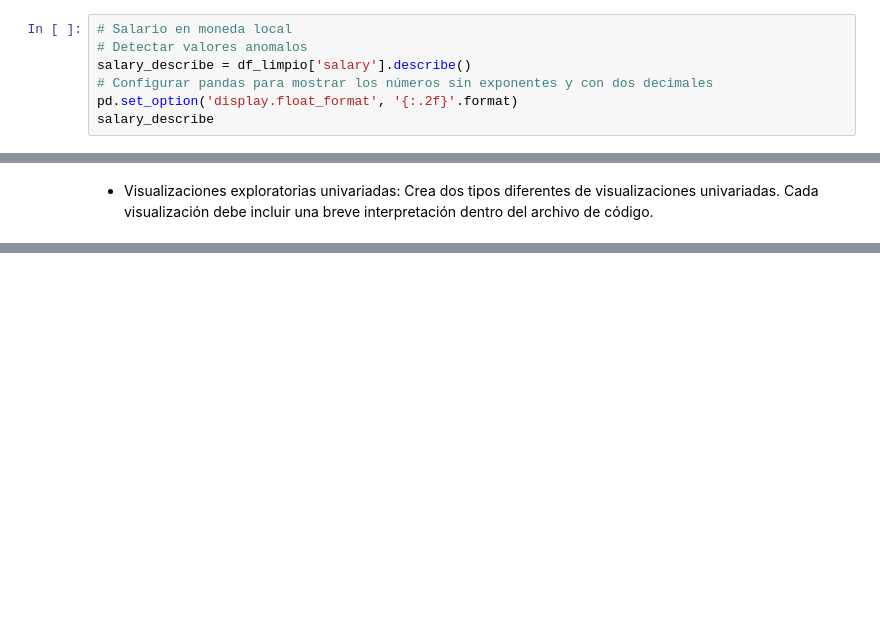
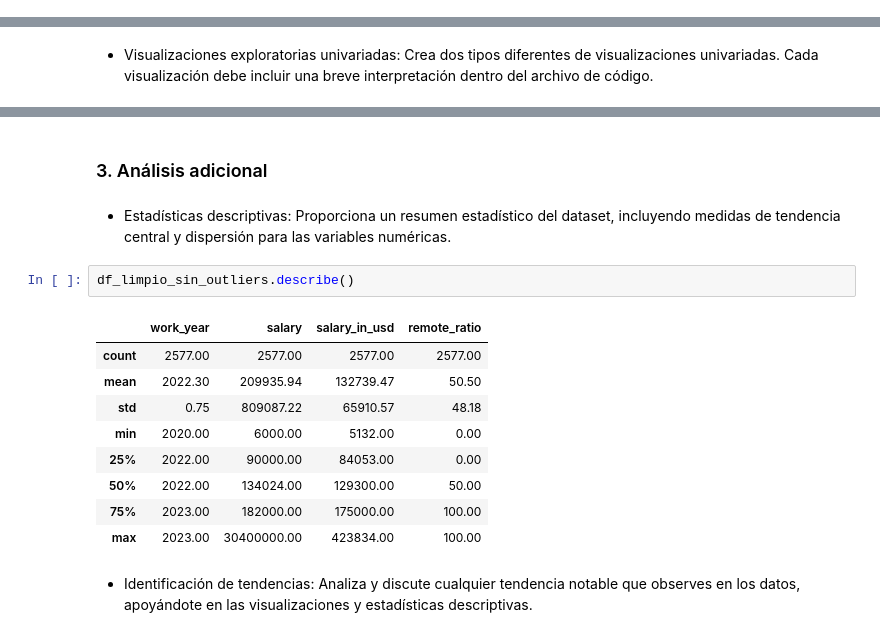
Before and after one commit to gonzalofe/Analizando-los-Salarios-en-Ciencia-de-Datos-en-2023, a Jupyter notebook: notebooks/analisis_salarios.ipynb, the cells around one changed output, grey strips where cells are left out. Cells and saved outputs as stored; diff of their text form; blank space fills up the shorter version.

```diff
--- a/notebooks/analisis_salarios.ipynb
+++ b/notebooks/analisis_salarios.ipynb
@@ -105,10 +121,3 @@ company_size          0
 dtype: int64
 # %% [markdown]
 No hay valores faltantes en ninguna columna
-# %%
-# Salario en moneda local
-# Detectar valores anomalos
-salary_describe = df_limpio['salary'].describe()
-# Configurar pandas para mostrar los números sin exponentes y con dos decimales
-pd.set_option('display.float_format', '{:.2f}'.format)
-salary_describe
@@ -219,0 +273,18 @@ plt.show()
+# %% [markdown]
+### 3. Análisis adicional
+# %% [markdown]
+- Estadísticas descriptivas: Proporciona un resumen estadístico del dataset, incluyendo medidas de tendencia central y dispersión para las variables numéricas.
+# %%
+df_limpio_sin_outliers.describe()
+# %% [output]
+|  | work_year | salary | salary_in_usd | remote_ratio |
+| count | 2577.00 | 2577.00 | 2577.00 | 2577.00 |
+| mean | 2022.30 | 209935.94 | 132739.47 | 50.50 |
+| std | 0.75 | 809087.22 | 65910.57 | 48.18 |
+| min | 2020.00 | 6000.00 | 5132.00 | 0.00 |
+| 25% | 2022.00 | 90000.00 | 84053.00 | 0.00 |
+| 50% | 2022.00 | 134024.00 | 129300.00 | 50.00 |
+| 75% | 2023.00 | 182000.00 | 175000.00 | 100.00 |
+| max | 2023.00 | 30400000.00 | 423834.00 | 100.00 |
+# %% [markdown]
+- Identificación de tendencias: Analiza y discute cualquier tendencia notable que observes en los datos, apoyándote en las visualizaciones y estadísticas descriptivas.
```
Also changed, not shown: parts of 26 cells of this notebook.
